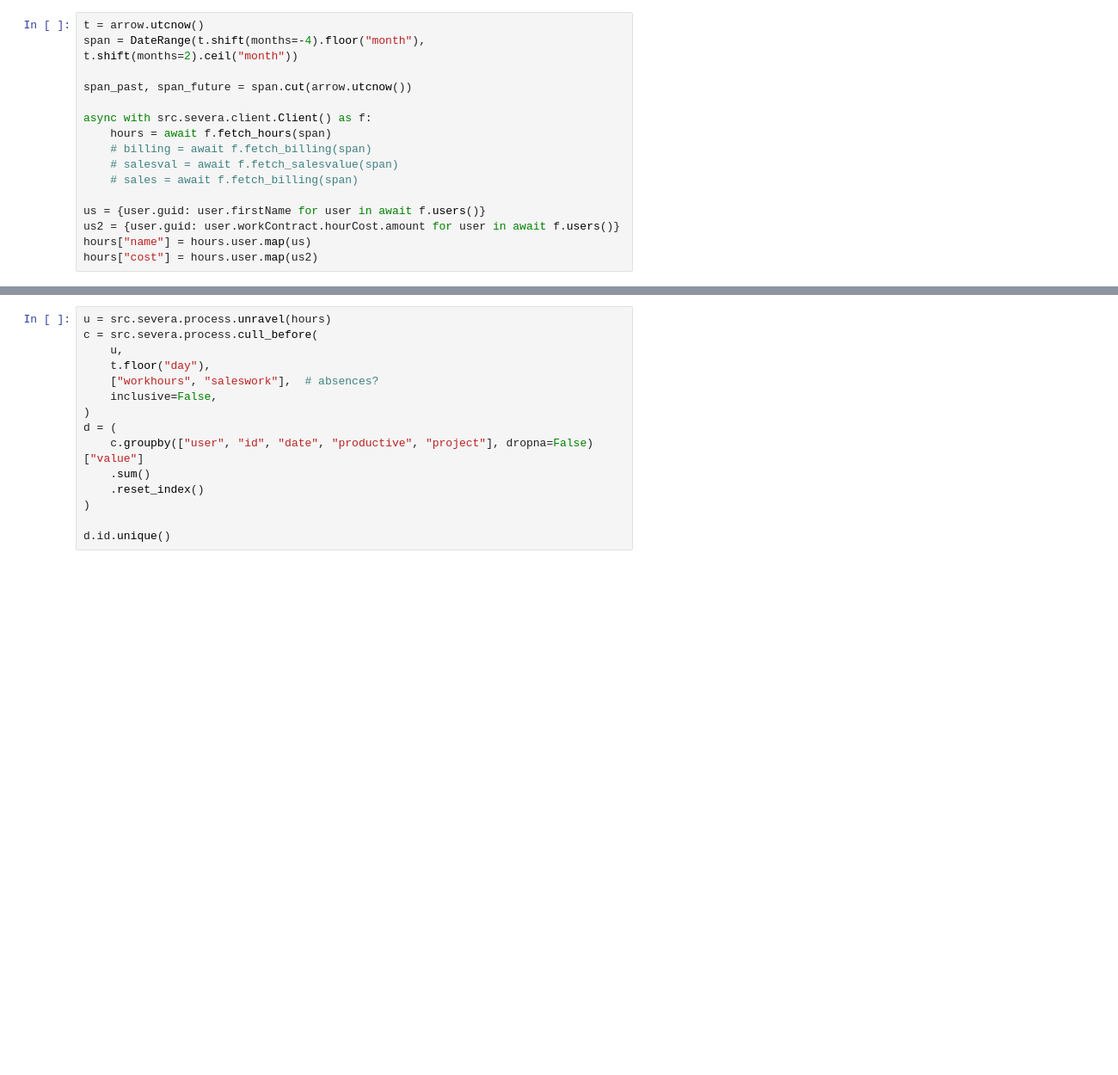
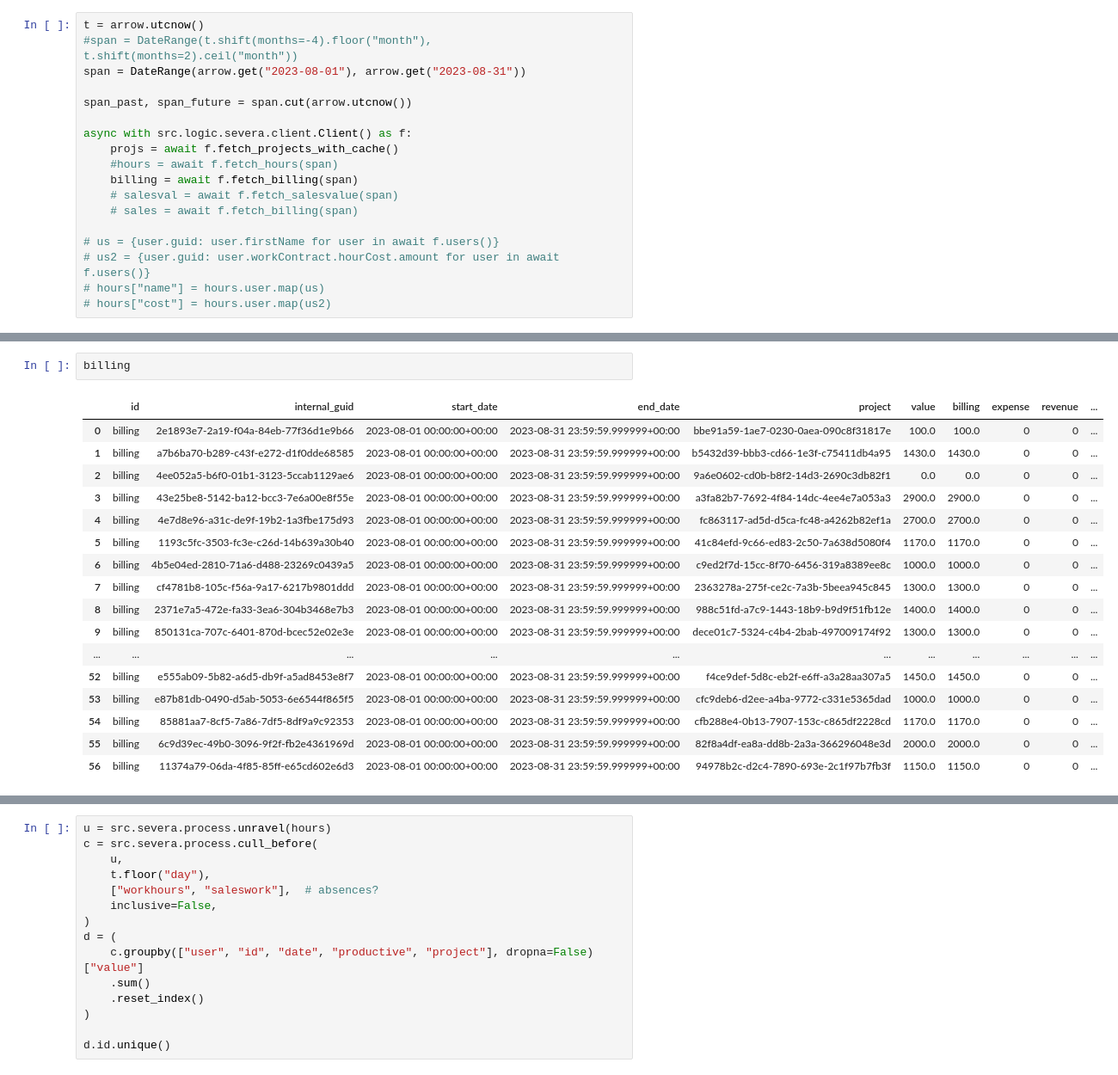
Before and after one commit to vreima/tie-dashboard, a Jupyter notebook: testing-notebook.ipynb, the cells around one changed output, grey strips where cells are left out. Shown at 86% size. Cells and saved outputs as stored; diff of their text form; blank space fills up the shorter version.

```diff
--- a/testing-notebook.ipynb
+++ b/testing-notebook.ipynb
@@ -34,18 +35,20 @@ alt.data_transformers.disable_max_rows()
 DataTransformerRegistry.enable('default')
 # %%
 t = arrow.utcnow()
-span = DateRange(t.shift(months=-4).floor("month"), t.shift(months=2).ceil("month"))
+#span = DateRange(t.shift(months=-4).floor("month"), t.shift(months=2).ceil("month"))
+span = DateRange(arrow.get("2023-08-01"), arrow.get("2023-08-31"))
 
 span_past, span_future = span.cut(arrow.utcnow())
 
-async with src.severa.client.Client() as f:
-    hours = await f.fetch_hours(span)
-    # billing = await f.fetch_billing(span)
+async with src.logic.severa.client.Client() as f:
+    projs = await f.fetch_projects_with_cache()
+    #hours = await f.fetch_hours(span)
+    billing = await f.fetch_billing(span)
     # salesval = await f.fetch_salesvalue(span)
     # sales = await f.fetch_billing(span)
 
-us = {user.guid: user.firstName for user in await f.users()}
-us2 = {user.guid: user.workContract.hourCost.amount for user in await f.users()}
-hours["name"] = hours.user.map(us)
-hours["cost"] = hours.user.map(us2)
+# us = {user.guid: user.firstName for user in await f.users()}
+# us2 = {user.guid: user.workContract.hourCost.amount for user in await f.users()}
+# hours["name"] = hours.user.map(us)
+# hours["cost"] = hours.user.map(us2)
 # %% [output]
@@ -68,0 +105,20 @@ hours["cost"] = hours.user.map(us2)
+# %%
+billing
+# %% [output]
+|  | id | internal_guid | start_date | end_date | project | value | billing | expense | revenue | ... |
+| 0 | billing | 2e1893e7-2a19-f04a-84eb-77f36d1e9b66 | 2023-08-01 00:00:00+00:00 | 2023-08-31 23:59:59.999999+00:00 | bbe91a59-1ae7-0230-0aea-090c8f31817e | 100.0 | 100.0 | 0 | 0 | ... |
+| 1 | billing | a7b6ba70-b289-c43f-e272-d1f0dde68585 | 2023-08-01 00:00:00+00:00 | 2023-08-31 23:59:59.999999+00:00 | b5432d39-bbb3-cd66-1e3f-c75411db4a95 | 1430.0 | 1430.0 | 0 | 0 | ... |
+| 2 | billing | 4ee052a5-b6f0-01b1-3123-5ccab1129ae6 | 2023-08-01 00:00:00+00:00 | 2023-08-31 23:59:59.999999+00:00 | 9a6e0602-cd0b-b8f2-14d3-2690c3db82f1 | 0.0 | 0.0 | 0 | 0 | ... |
+| 3 | billing | 43e25be8-5142-ba12-bcc3-7e6a00e8f55e | 2023-08-01 00:00:00+00:00 | 2023-08-31 23:59:59.999999+00:00 | a3fa82b7-7692-4f84-14dc-4ee4e7a053a3 | 2900.0 | 2900.0 | 0 | 0 | ... |
+| 4 | billing | 4e7d8e96-a31c-de9f-19b2-1a3fbe175d93 | 2023-08-01 00:00:00+00:00 | 2023-08-31 23:59:59.999999+00:00 | fc863117-ad5d-d5ca-fc48-a4262b82ef1a | 2700.0 | 2700.0 | 0 | 0 | ... |
+| 5 | billing | 1193c5fc-3503-fc3e-c26d-14b639a30b40 | 2023-08-01 00:00:00+00:00 | 2023-08-31 23:59:59.999999+00:00 | 41c84efd-9c66-ed83-2c50-7a638d5080f4 | 1170.0 | 1170.0 | 0 | 0 | ... |
+| 6 | billing | 4b5e04ed-2810-71a6-d488-23269c0439a5 | 2023-08-01 00:00:00+00:00 | 2023-08-31 23:59:59.999999+00:00 | c9ed2f7d-15cc-8f70-6456-319a8389ee8c | 1000.0 | 1000.0 | 0 | 0 | ... |
+| 7 | billing | cf4781b8-105c-f56a-9a17-6217b9801ddd | 2023-08-01 00:00:00+00:00 | 2023-08-31 23:59:59.999999+00:00 | 2363278a-275f-ce2c-7a3b-5beea945c845 | 1300.0 | 1300.0 | 0 | 0 | ... |
+| 8 | billing | 2371e7a5-472e-fa33-3ea6-304b3468e7b3 | 2023-08-01 00:00:00+00:00 | 2023-08-31 23:59:59.999999+00:00 | 988c51fd-a7c9-1443-18b9-b9d9f51fb12e | 1400.0 | 1400.0 | 0 | 0 | ... |
+| 9 | billing | 850131ca-707c-6401-870d-bcec52e02e3e | 2023-08-01 00:00:00+00:00 | 2023-08-31 23:59:59.999999+00:00 | dece01c7-5324-c4b4-2bab-497009174f92 | 1300.0 | 1300.0 | 0 | 0 | ... |
+| ... | ... | ... | ... | ... | ... | ... | ... | ... | ... | ... |
+| 52 | billing | e555ab09-5b82-a6d5-db9f-a5ad8453e8f7 | 2023-08-01 00:00:00+00:00 | 2023-08-31 23:59:59.999999+00:00 | f4ce9def-5d8c-eb2f-e6ff-a3a28aa307a5 | 1450.0 | 1450.0 | 0 | 0 | ... |
+| 53 | billing | e87b81db-0490-d5ab-5053-6e6544f865f5 | 2023-08-01 00:00:00+00:00 | 2023-08-31 23:59:59.999999+00:00 | cfc9deb6-d2ee-a4ba-9772-c331e5365dad | 1000.0 | 1000.0 | 0 | 0 | ... |
+| 54 | billing | 85881aa7-8cf5-7a86-7df5-8df9a9c92353 | 2023-08-01 00:00:00+00:00 | 2023-08-31 23:59:59.999999+00:00 | cfb288e4-0b13-7907-153c-c865df2228cd | 1170.0 | 1170.0 | 0 | 0 | ... |
+| 55 | billing | 6c9d39ec-49b0-3096-9f2f-fb2e4361969d | 2023-08-01 00:00:00+00:00 | 2023-08-31 23:59:59.999999+00:00 | 82f8a4df-ea8a-dd8b-2a3a-366296048e3d | 2000.0 | 2000.0 | 0 | 0 | ... |
+| 56 | billing | 11374a79-06da-4f85-85ff-e65cd602e6d3 | 2023-08-01 00:00:00+00:00 | 2023-08-31 23:59:59.999999+00:00 | 94978b2c-d2c4-7890-693e-2c1f97b7fb3f | 1150.0 | 1150.0 | 0 | 0 | ... |
```
Also changed, not shown: parts of 7 cells of this notebook, 9 other files.
